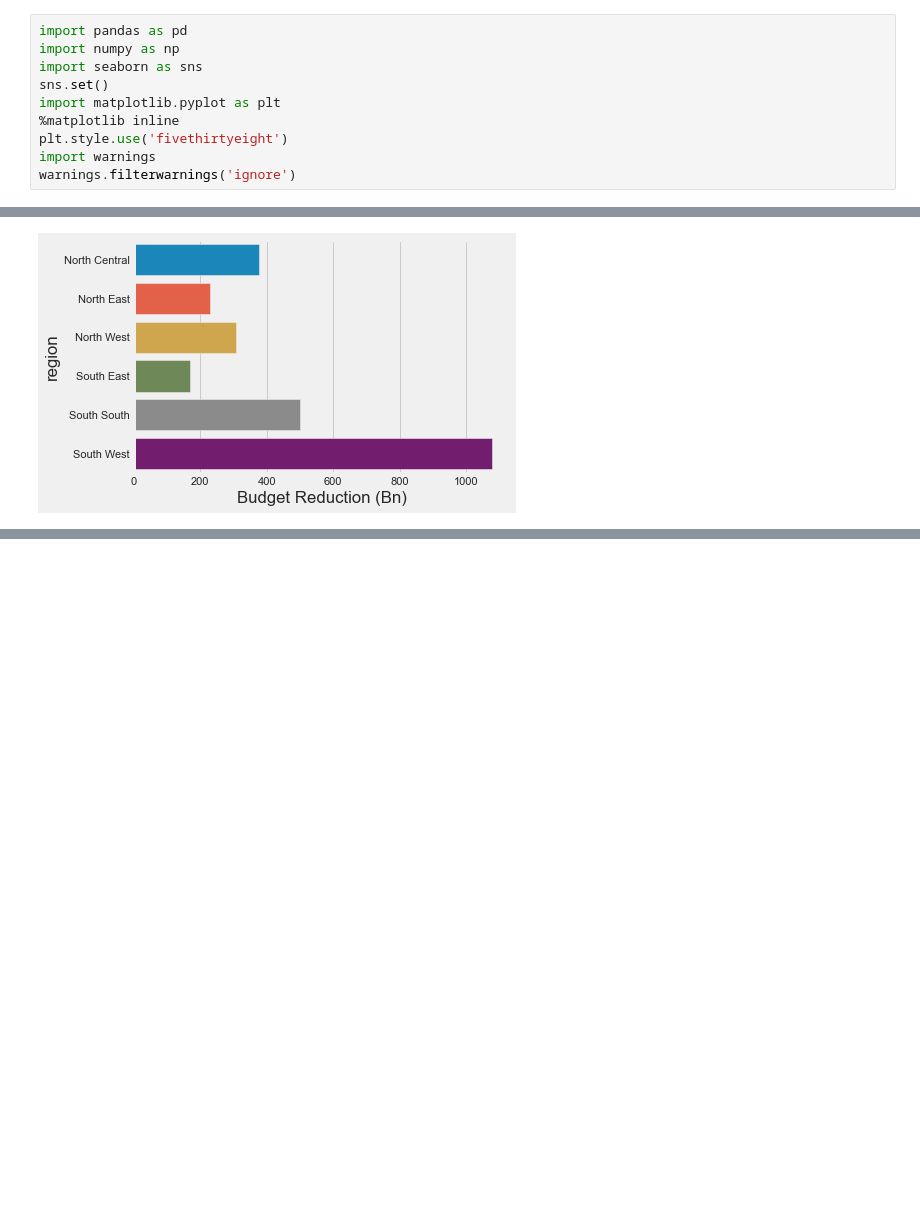
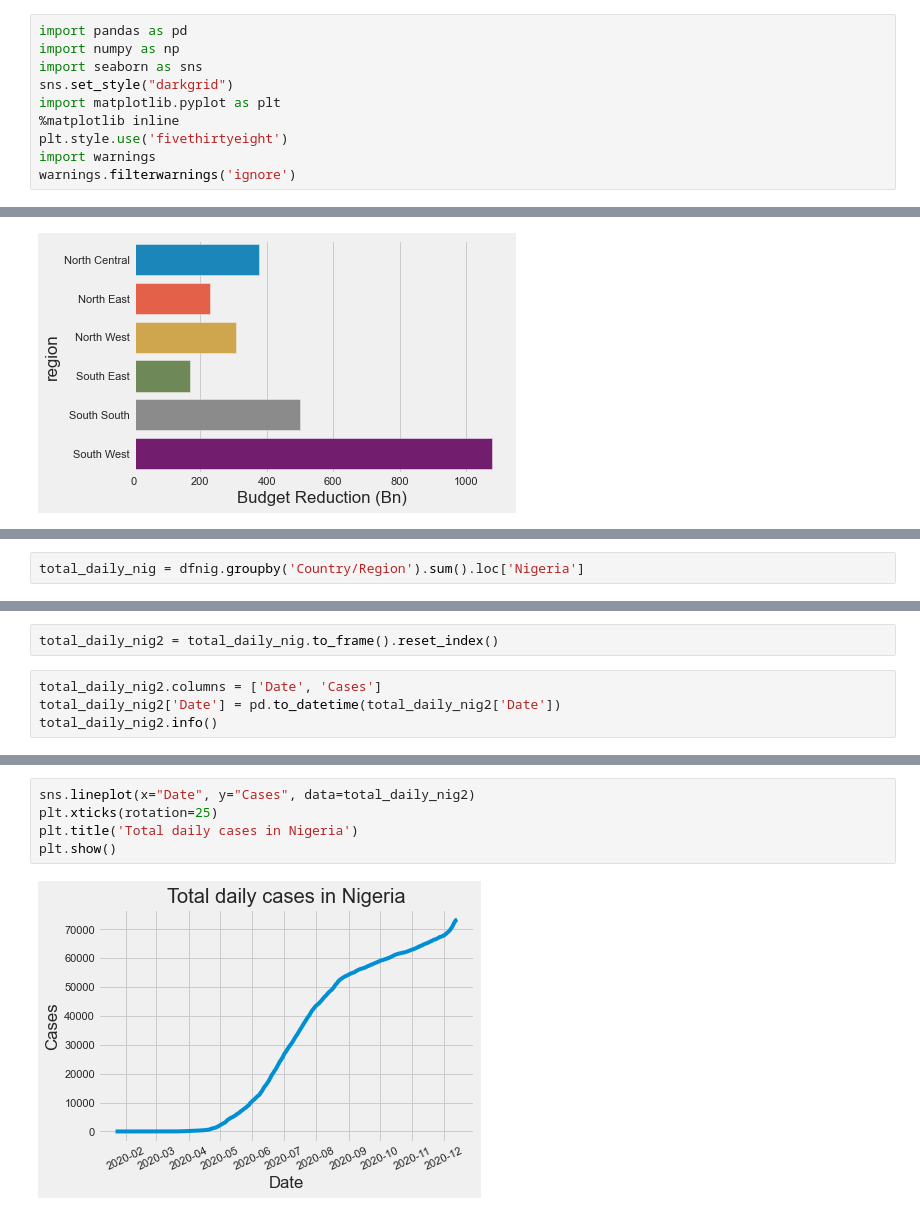
Before and after one commit to Tiamiyu1/Real-Time-Coronavirus-Analysis, a Jupyter notebook: covidnig.ipynb, the cells around one changed output, grey strips where cells are left out. Saved outputs shown, nothing was run; the diff lists cells and outputs as text; blank space fills up the shorter version.

```diff
--- a/covidnig.ipynb
+++ b/covidnig.ipynb
@@ -62,7 +62,7 @@ df.head()
 import pandas as pd
 import numpy as np
 import seaborn as sns
-sns.set()
+sns.set_style("darkgrid")
 import matplotlib.pyplot as plt
 %matplotlib inline
 plt.style.use('fivethirtyeight')
@@ -386,0 +432,2 @@ Text(0.5, 0, 'Budget Reduction (Bn)')
+# %%
+total_daily_nig = dfnig.groupby('Country/Region').sum().loc['Nigeria']
@@ -386,0 +436,6 @@ Text(0.5, 0, 'Budget Reduction (Bn)')
+# %%
+total_daily_nig2 = total_daily_nig.to_frame().reset_index()
+# %%
+total_daily_nig2.columns = ['Date', 'Cases']
+total_daily_nig2['Date'] = pd.to_datetime(total_daily_nig2['Date'])
+total_daily_nig2.info()
@@ -386,0 +452,7 @@ Text(0.5, 0, 'Budget Reduction (Bn)')
+# %%
+sns.lineplot(x="Date", y="Cases", data=total_daily_nig2)
+plt.xticks(rotation=25)
+plt.title('Total daily cases in Nigeria')
+plt.show()
+# %% [output]
+[figure, added]
```
Also changed, not shown: parts of 19 cells of this notebook.
